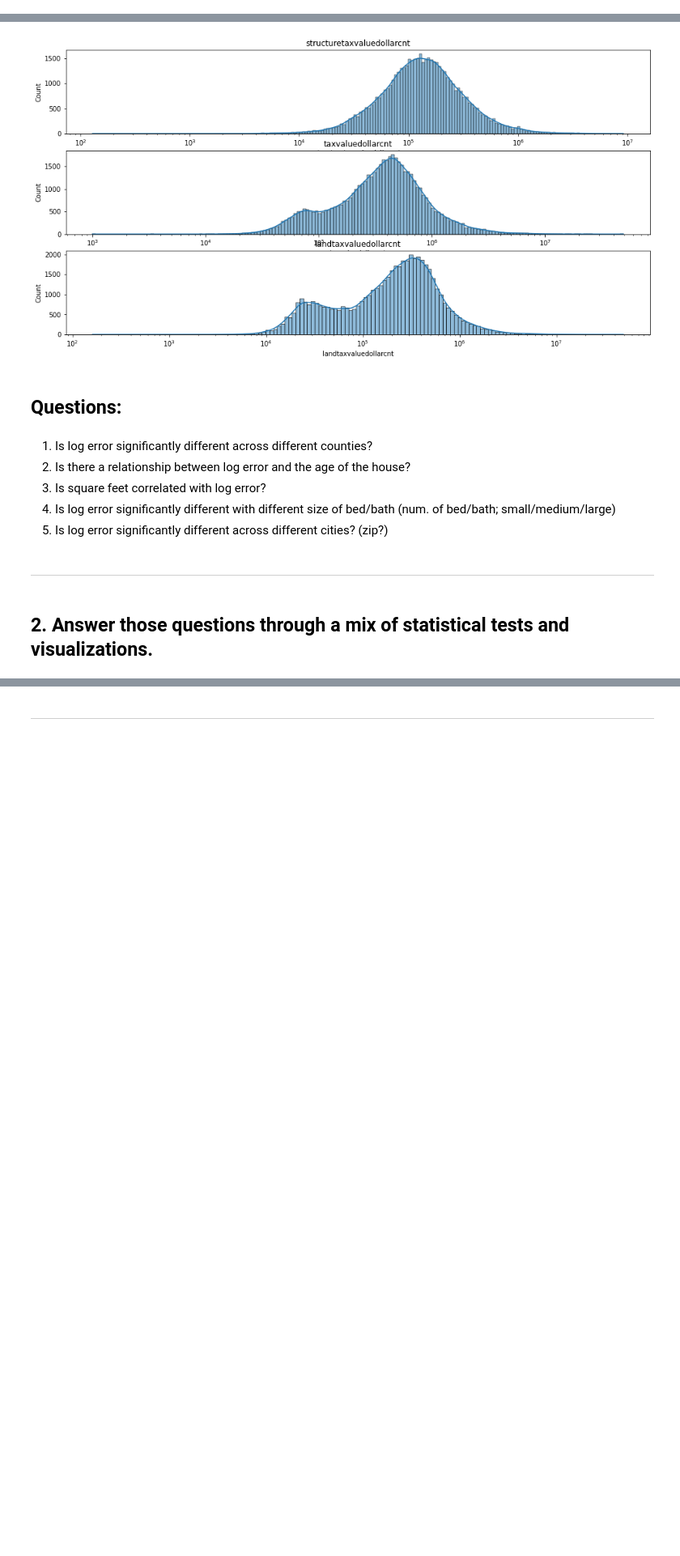
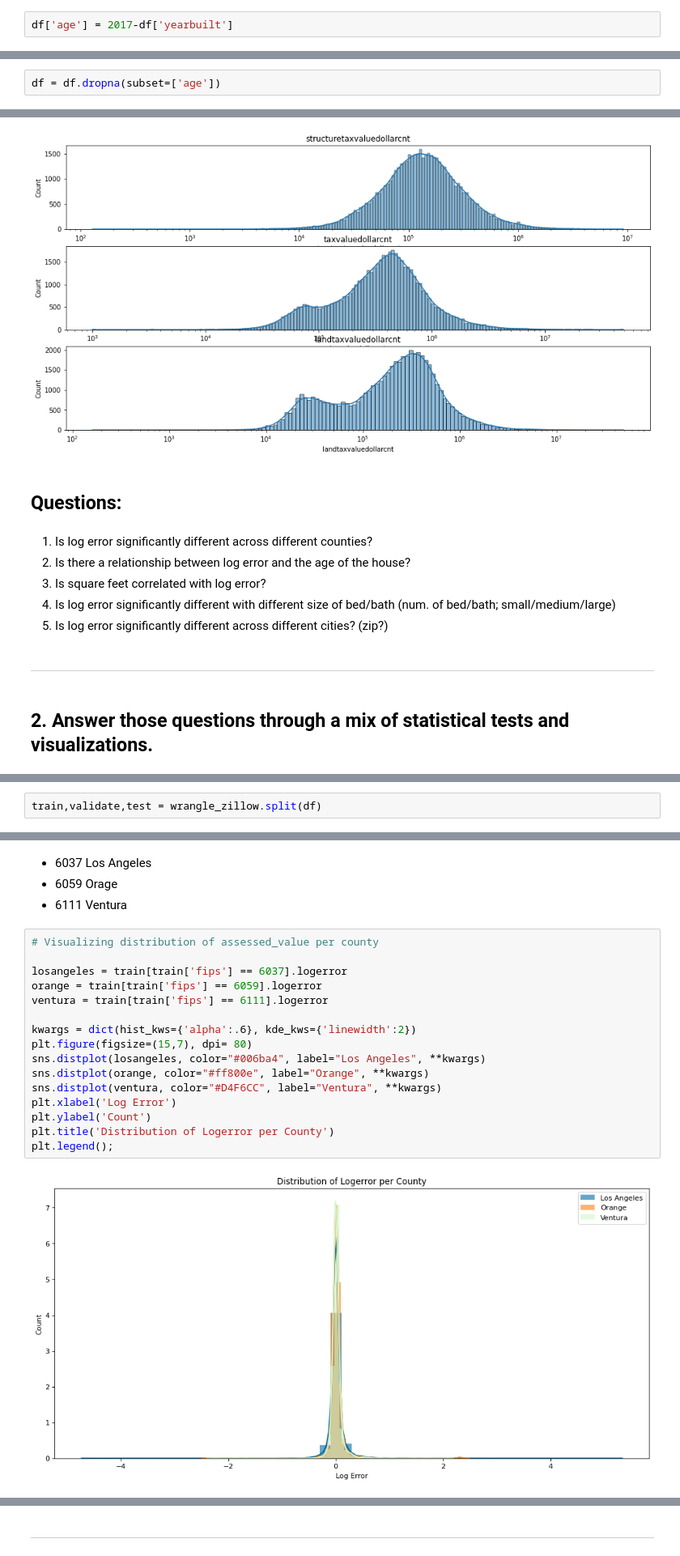
Before and after one commit to m3redithw/clustering-exercises, a Jupyter notebook: explore_zillow.ipynb, the cells around one changed output, grey strips where cells are left out. Shown: that part at 81% size. Drawn from its saved outputs; the diff is of its cells as text; blank space fills up the shorter version.

```diff
--- a/explore_zillow.ipynb
+++ b/explore_zillow.ipynb
@@ -45,0 +56,2 @@ Index(['parcelid', 'bathroomcnt', 'bedroomcnt', 'buildingqualitytypeid',
+# %%
+df['age'] = 2017-df['yearbuilt']
@@ -45,0 +60,2 @@ Index(['parcelid', 'bathroomcnt', 'bedroomcnt', 'buildingqualitytypeid',
+# %%
+df = df.dropna(subset=['age'])
@@ -221,0 +264,2 @@ for i, col in enumerate(cols):
+# %%
+train,validate,test = wrangle_zillow.split(df)
@@ -223,0 +279,22 @@ for i, col in enumerate(cols):
+# %% [markdown]
+- 6037 Los Angeles
+- 6059 Orage
+- 6111 Ventura
+# %%
+# Visualizing distribution of assessed_value per county
+
+losangeles = train[train['fips'] == 6037].logerror
+orange = train[train['fips'] == 6059].logerror
+ventura = train[train['fips'] == 6111].logerror
+
+kwargs = dict(hist_kws={'alpha':.6}, kde_kws={'linewidth':2})
+plt.figure(figsize=(15,7), dpi= 80)
+sns.distplot(losangeles, color="#006ba4", label="Los Angeles", **kwargs)
+sns.distplot(orange, color="#ff800e", label="Orange", **kwargs)
+sns.distplot(ventura, color="#D4F6CC", label="Ventura", **kwargs)
+plt.xlabel('Log Error')
+plt.ylabel('Count')
+plt.title('Distribution of Logerror per County')
+plt.legend();
+# %% [output]
+[figure, added]
```
Also changed, not shown: parts of 26 cells of this notebook.
